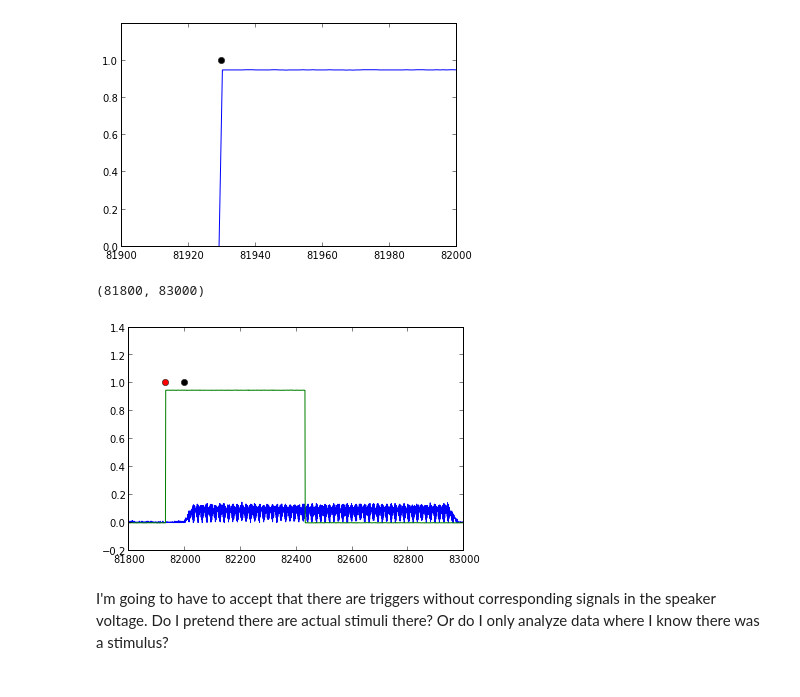
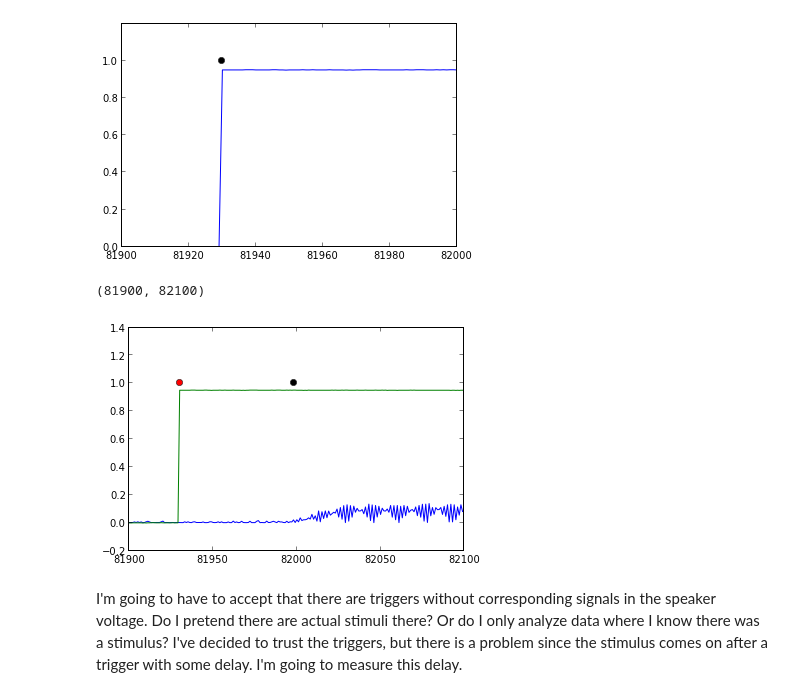
Before and after one commit to mcleonard/sparse, a Jupyter notebook: notebooks/Sparse data.ipynb, the cells around one changed output. Saved outputs shown, nothing was run; the diff lists cells and outputs as text; code cells hidden in the pictures.

```diff
--- a/notebooks/Sparse data.ipynb
+++ b/notebooks/Sparse data.ipynb
@@ -17,7 +19,7 @@ datadir = '/Users/mat/Data/cell attached data/'
 files = os.listdir(datadir)
 daqs = [ f for f in files if 'daq' in f ]
 # %%
-data, stims = sparse.io.load_file(datadir + daqs[0])
+electro, stims = sparse.io.load_file(datadir + daqs[0])
 # %% [output]
 /Users/mat/Data/cell attached data/daq_20111202-xxx999-001-002.mat
 # %%
@@ -36,8 +49,8 @@ xlim(12000,13600)
 # %%
-triggers = censor(crossings(data['trigger'], 0.5), width=1000)
-_, tr_onsets = extract(data['trigger'], triggers, offset=-7)
-plot(data['trigger']/5.0)
-plot(tr_onsets, [1]*len(tr_onsets), 'ok')
+triggers = censor(crossings(electro['trigger'], 0.5), width=1000)
+_, trig_onsets = extract(electro['trigger'], triggers, patch_size=2)
+plot(electro['trigger']/5.0)
+plot(trig_onsets, [1]*len(trig_onsets), 'ok')
 ylim(0,1.2)
 xlim(81900,82000)
 # %% [output]
@@ -45,22 +58,22 @@ xlim(81900,82000)
 [figure]
 # %%
 #remove DC offset
-filt_stim = butter_filter(data['stimulus'], low=1, high=4999, rate=10000)
+filt_stim = butter_filter(electro['stimulus'], low=1, high=4999, rate=10000)
 filt_stim = np.abs(filt_stim)
 stim_thresh = medthresh(filt_stim, threshold=5)
-stims = censor(crossings(filt_stim, stim_thresh),width=2000)
-wvfrms, stim_onsets = extract(filt_stim, stims, offset=-15)
+stim_onsets = censor(crossings(filt_stim, stim_thresh),width=2000)
+wvfrms, stim_onsets = extract(filt_stim, stim_onsets, offset=-15)
 plot(filt_stim)
 plot(stim_onsets, [1]*len(stim_onsets), 'ok')
-plot(data['trigger']/5.0)
-plot(tr_onsets, [1]*len(tr_onsets), 'or')
+plot(electro['trigger']/5.0)
+plot(trig_onsets, [1]*len(trig_onsets), 'or')
 #ylim(0,0.05)
-xlim(81800,83000)
+xlim(81900,82100)
 # %% [output]
-(81800, 83000)
+(81900, 82100)
-[figure, old version]
+[figure, new version]
 # %% [markdown]
-I'm going to have to accept that there are triggers without corresponding signals in the speaker voltage.  Do I pretend there are actual stimuli there?  Or do I only analyze data where I know there was a stimulus?
+I'm going to have to accept that there are triggers without corresponding signals in the speaker voltage.  Do I pretend there are actual stimuli there?  Or do I only analyze data where I know there was a stimulus?  I've decided to trust the triggers, but there is a problem since the stimulus comes on after a trigger with some delay.  I'm going to measure this delay.
 # %%
 # The data cuts off during the last stimulus here
 responses = np.zeros((len(stim_onsets)-1, 2040))
```
Also changed, not shown: parts of 27 cells of this notebook.
